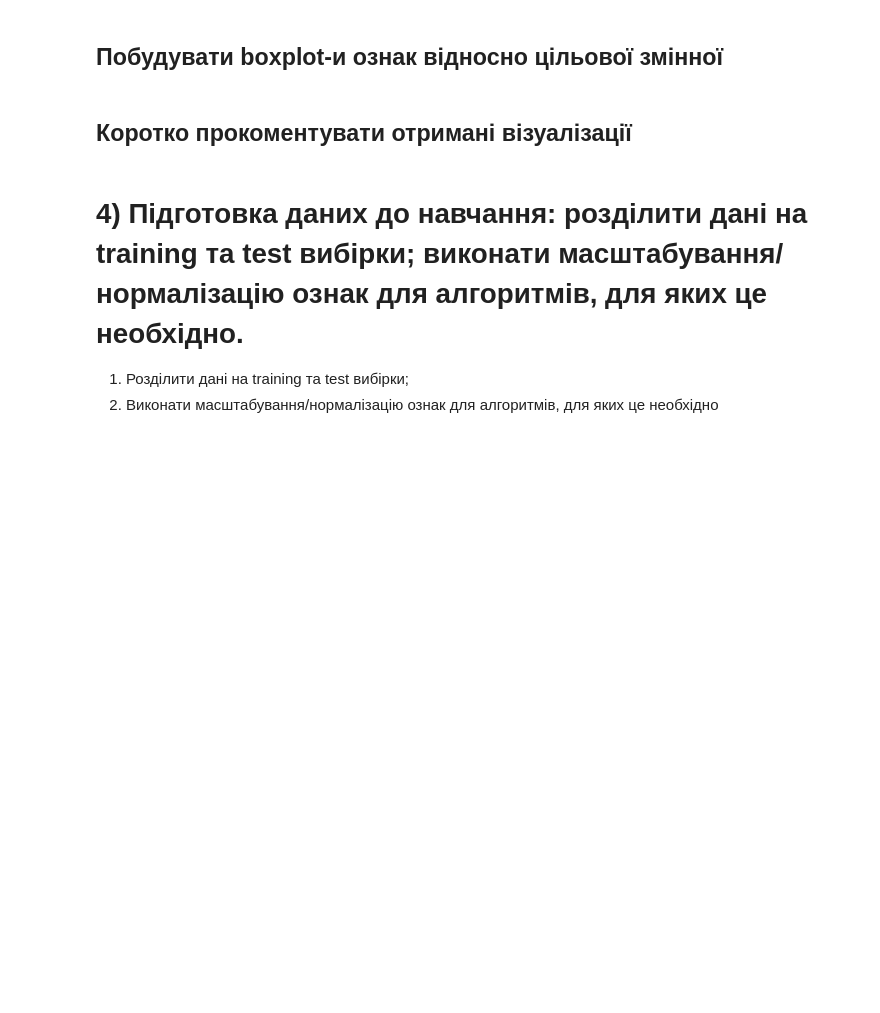
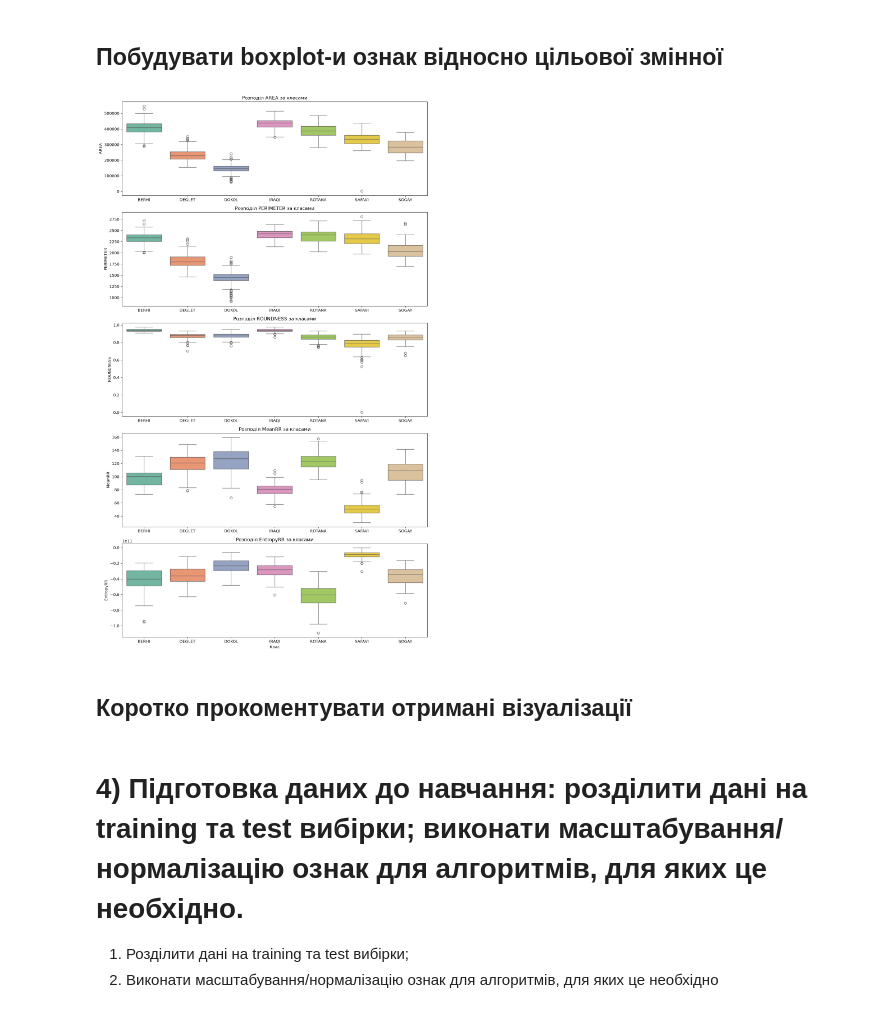
Before and after one commit to KPI-FTI-MMDA-Klymentiev/IntelligentDataAnalysis, a Jupyter notebook: labs/lab1/lab1.ipynb, the cells around one changed output. Saved outputs shown, nothing was run; the diff lists cells and outputs as text; code cells hidden in the pictures; blank space fills up the shorter version.

```diff
--- a/labs/lab1/lab1.ipynb
+++ b/labs/lab1/lab1.ipynb
@@ -59,5 +164,20 @@ There is NA or null: False
 # %% [markdown]
 ## Побудувати boxplot-и ознак відносно цільової змінної
+# %%
+key_features = ['AREA', 'PERIMETER', 'ROUNDNESS', 'MeanRR', 'EntropyRR']
+
+fig, axes = plt.subplots(nrows=len(key_features), ncols=1, figsize=(12, 4 * len(key_features)))
+
+for ax, feat in zip(axes, key_features):
+    sns.boxplot(data=raw_data, x='Class', y=feat, ax=ax, palette='Set2', hue='Class', legend=False)
+    ax.set_title(f"Розподіл {feat} за класами")
+    ax.set_xlabel("")
+
+plt.xlabel("Клас")
+plt.tight_layout()
+plt.show()
+# %% [output]
+[figure, added]
 # %% [markdown]
 ## Коротко прокоментувати отримані візуалізації
 # %% [markdown]
```
Also changed, not shown: parts of 13 cells of this notebook.
